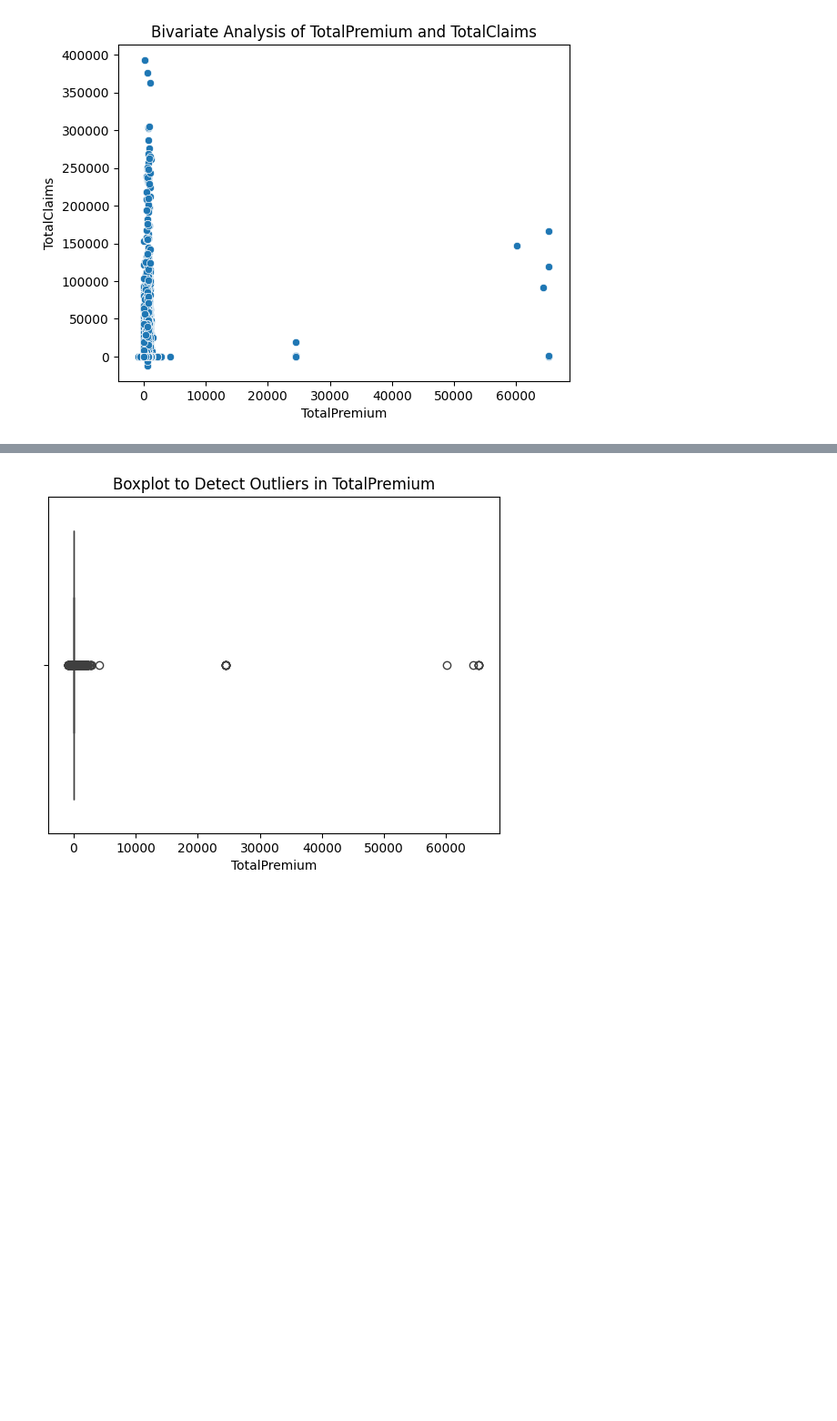
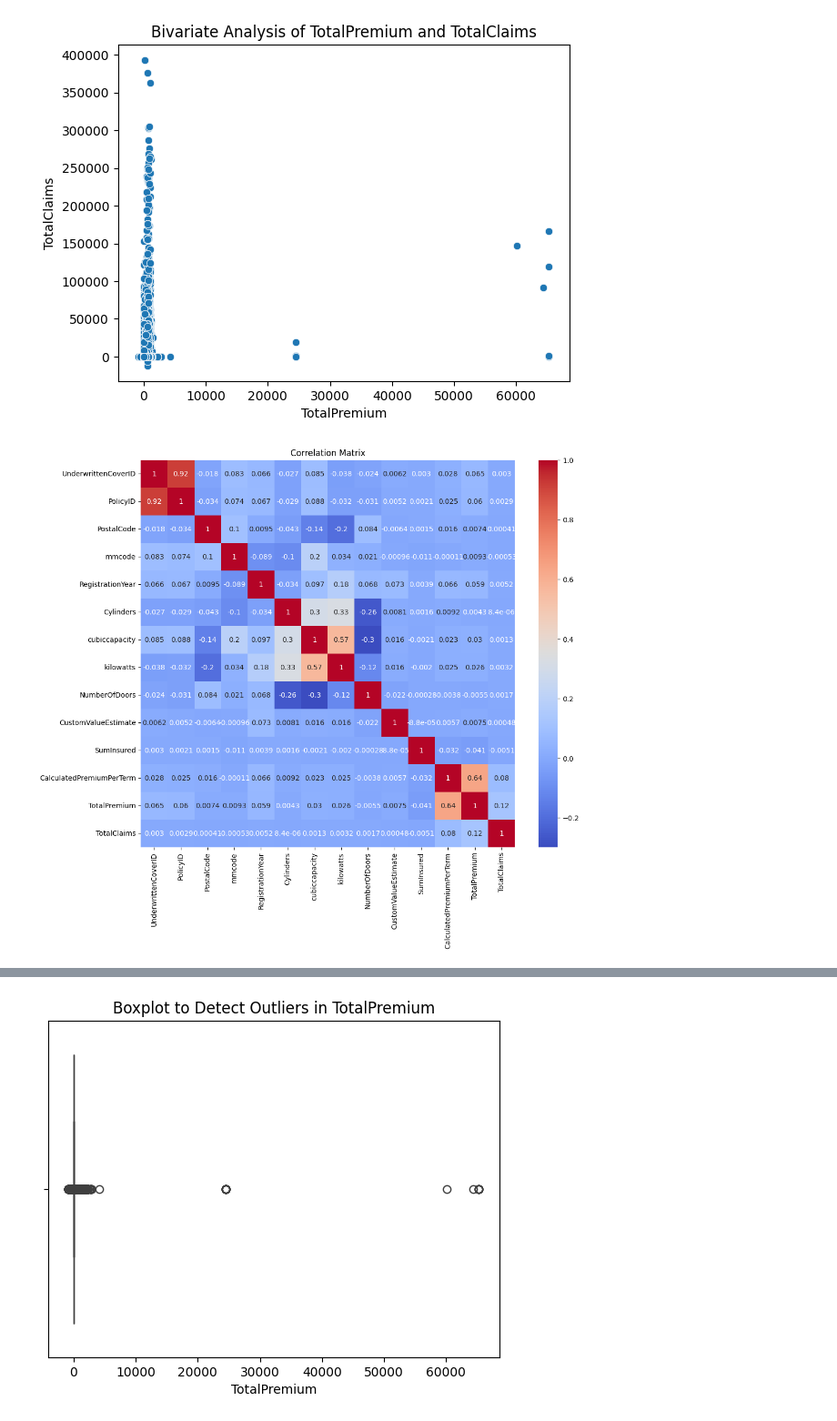
Before and after one commit to Bereket-07/insurance-analytics, a Jupyter notebook: notebooks/edaNotebook.ipynb, the cells around one changed output, grey strips where cells are left out. Shown at 91% size. Cells and saved outputs as stored; diff of their text form; code cells hidden in the pictures; blank space fills up the shorter version.

```diff
--- a/notebooks/edaNotebook.ipynb
+++ b/notebooks/edaNotebook.ipynb
@@ -143,3 +157,7 @@ eda.Univariate_analysis('TotalPremium')
 eda.Bivariate_analysis('TotalPremium','TotalClaims')
 # %% [output]
 [figure]
+# %%
+eda.correlation_matrix()
+# %% [output]
+[figure, added]
```
Also changed, not shown: parts of 8 cells of this notebook, 3 other files.
